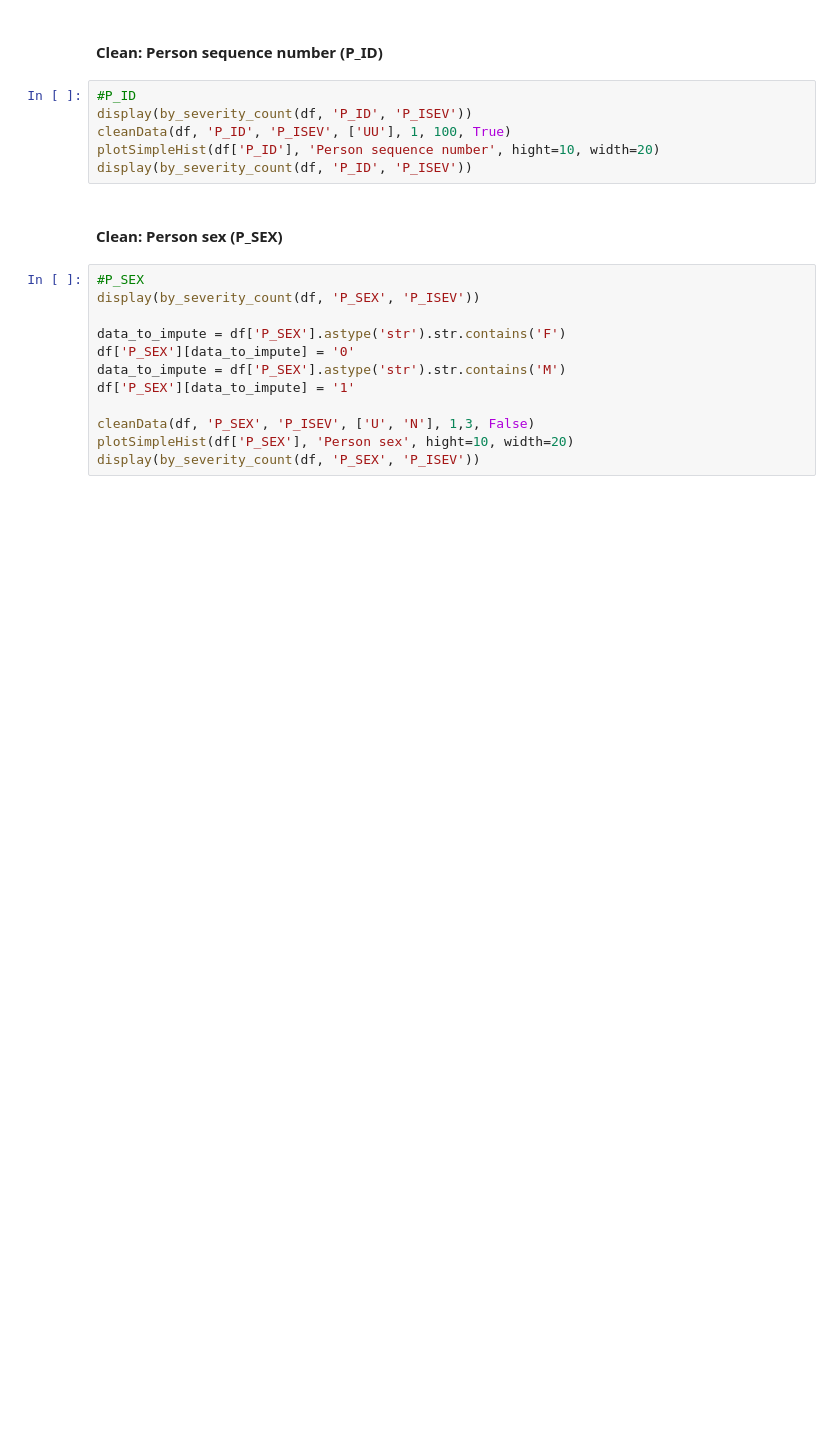
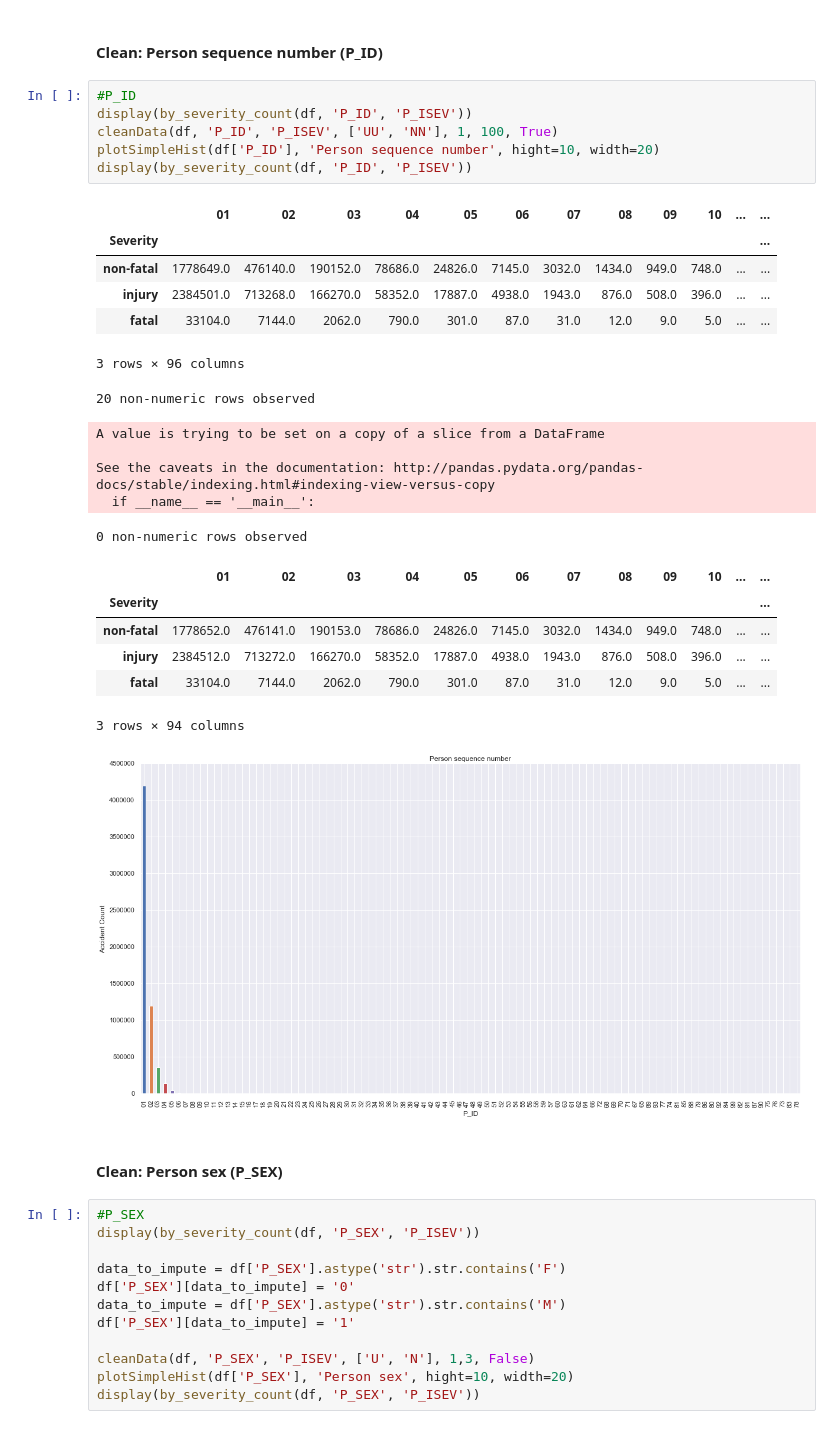
Before and after one commit to pgunabal/Capstone_CKME136_Winter_2018, a Jupyter notebook: CKME136_2018_dataprep.ipynb, the cells around one changed output. Drawn from its saved outputs; the diff is of its cells as text; blank space fills up the shorter version.

Commit message:
Cleaned up code, added extra debug and time statements

```diff
--- a/CKME136_2018_dataprep.ipynb
+++ b/CKME136_2018_dataprep.ipynb
@@ -463,9 +919,29 @@ display(by_severity_count(df, 'P_SEX', 'P_ISEV'))
 # %%
 #P_ID
 display(by_severity_count(df, 'P_ID', 'P_ISEV'))
-cleanData(df, 'P_ID', 'P_ISEV', ['UU'], 1, 100, True)
+cleanData(df, 'P_ID', 'P_ISEV', ['UU', 'NN'], 1, 100, True)
 plotSimpleHist(df['P_ID'], 'Person sequence number', hight=10, width=20)
 display(by_severity_count(df, 'P_ID', 'P_ISEV'))
+# %% [output]
+|  | 01 | 02 | 03 | 04 | 05 | 06 | 07 | 08 | 09 | 10 | ... | ... |
+| Severity |  |  |  |  |  |  |  |  |  |  |  | ... |
+| non-fatal | 1778649.0 | 476140.0 | 190152.0 | 78686.0 | 24826.0 | 7145.0 | 3032.0 | 1434.0 | 949.0 | 748.0 | ... | ... |
+| injury | 2384501.0 | 713268.0 | 166270.0 | 58352.0 | 17887.0 | 4938.0 | 1943.0 | 876.0 | 508.0 | 396.0 | ... | ... |
+| fatal | 33104.0 | 7144.0 | 2062.0 | 790.0 | 301.0 | 87.0 | 31.0 | 12.0 | 9.0 | 5.0 | ... | ... |
+3 rows × 96 columns
+20 non-numeric rows observed
+A value is trying to be set on a copy of a slice from a DataFrame
+
+See the caveats in the documentation: http://pandas.pydata.org/pandas-docs/stable/indexing.html#indexing-view-versus-copy
+  if __name__ == '__main__':
+0 non-numeric rows observed
+|  | 01 | 02 | 03 | 04 | 05 | 06 | 07 | 08 | 09 | 10 | ... | ... |
+| Severity |  |  |  |  |  |  |  |  |  |  |  | ... |
+| non-fatal | 1778652.0 | 476141.0 | 190153.0 | 78686.0 | 24826.0 | 7145.0 | 3032.0 | 1434.0 | 949.0 | 748.0 | ... | ... |
+| injury | 2384512.0 | 713272.0 | 166270.0 | 58352.0 | 17887.0 | 4938.0 | 1943.0 | 876.0 | 508.0 | 396.0 | ... | ... |
+| fatal | 33104.0 | 7144.0 | 2062.0 | 790.0 | 301.0 | 87.0 | 31.0 | 12.0 | 9.0 | 5.0 | ... | ... |
+3 rows × 94 columns
+[figure, added]
 # %% [markdown]
 #### Clean: Person sex (P_SEX)
 # %%
```
Also changed, not shown: parts of 49 cells of this notebook.
